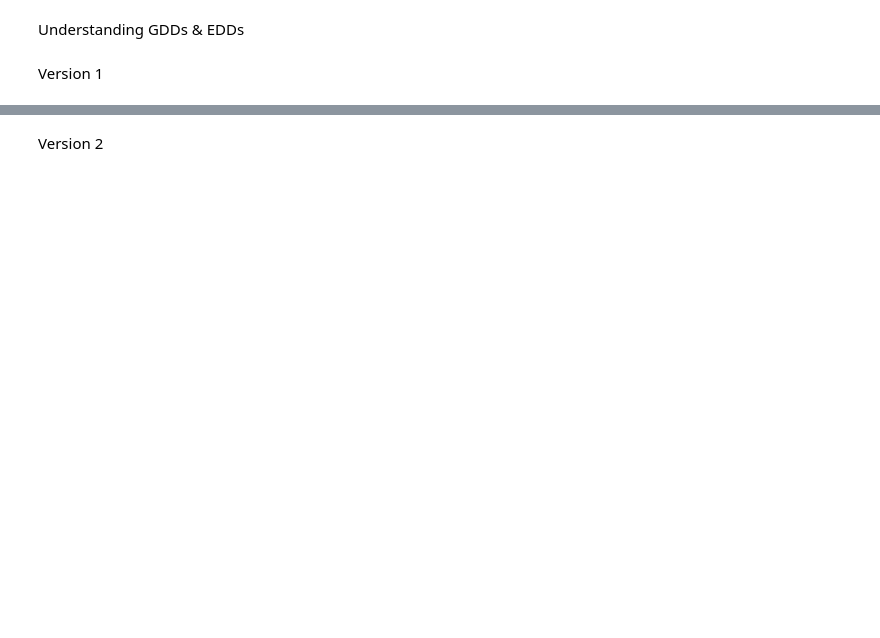
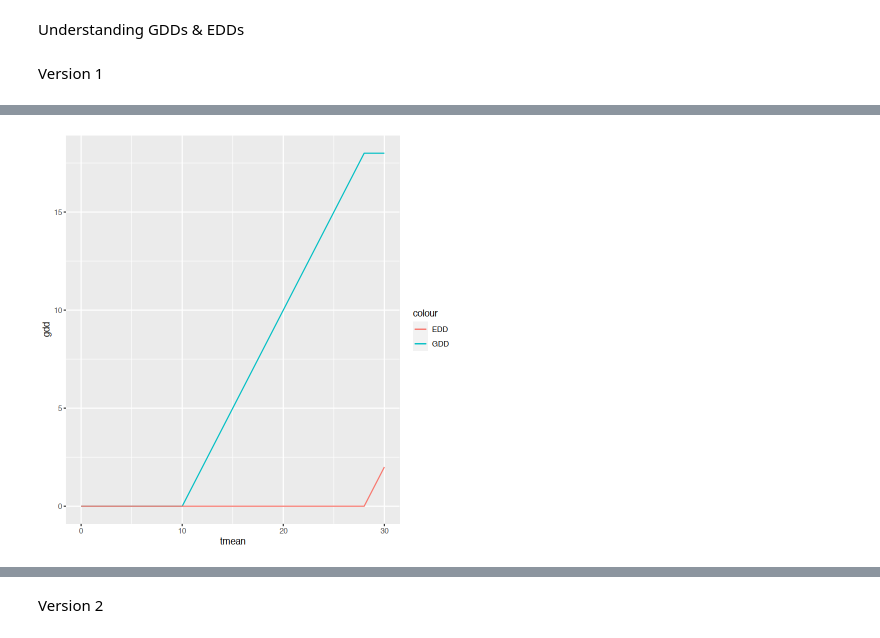
Before and after one commit to openmodels/ccecon2024, a Jupyter notebook: Week 6 - Some Econometrics Public.ipynb, the cells around one changed output, grey strips where cells are left out. Drawn from its saved outputs; the diff is of its cells as text; code cells hidden in the pictures; blank space fills up the shorter version.

```diff
--- a/Week 6 - Some Econometrics Public.ipynb
+++ b/Week 6 - Some Econometrics Public.ipynb
@@ -11,5 +57,8 @@ df$edd = pmax(df$tmean - 28, 0)
 # %%
-ggplot(df, aes(x=tmean)) + geom_line(aes(y=gdd)) + geom_line(aes(y=edd))
+ggplot(df, aes(x=tmean)) +
+  geom_line(aes(y=gdd, color="GDD")) + geom_line(aes(y=edd, color="EDD"))
+# %% [output]
+[figure, added]
 # %%
 df$yield = df$gdd - 10 * df$edd
 # %%
```
Also changed, not shown: parts of 29 cells of this notebook.
